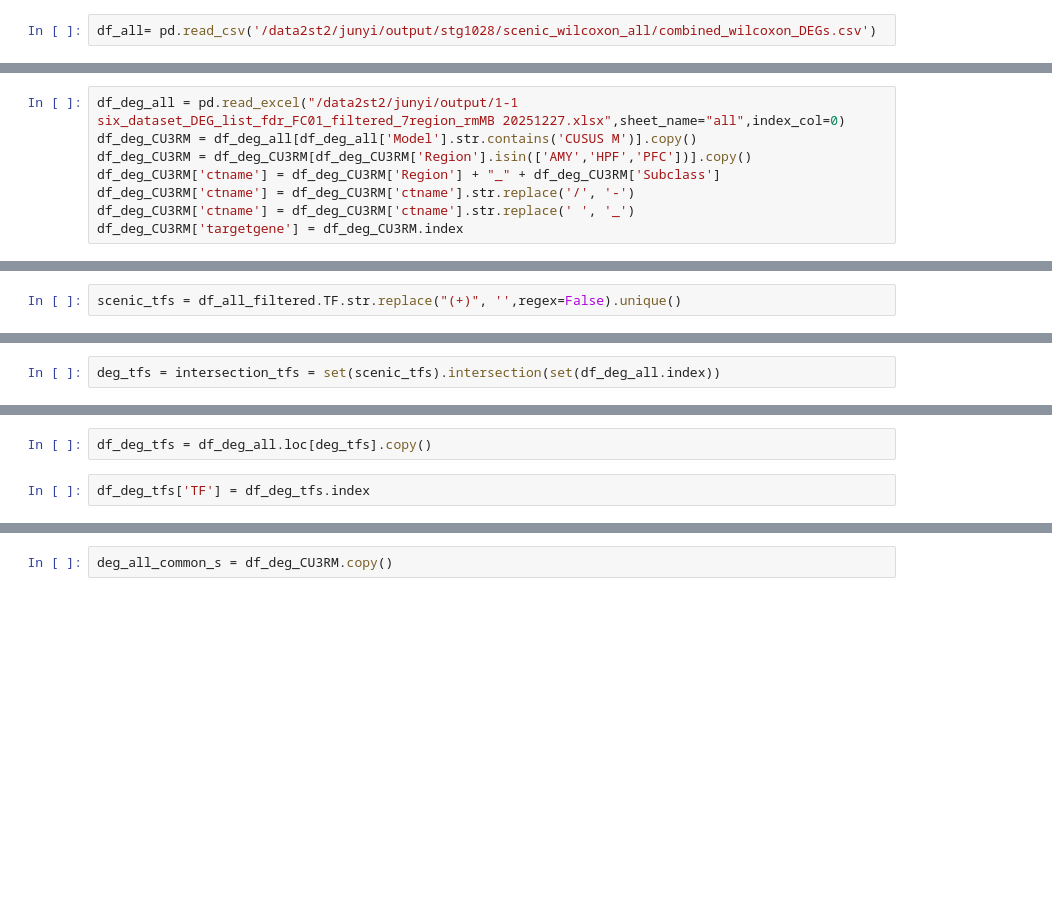
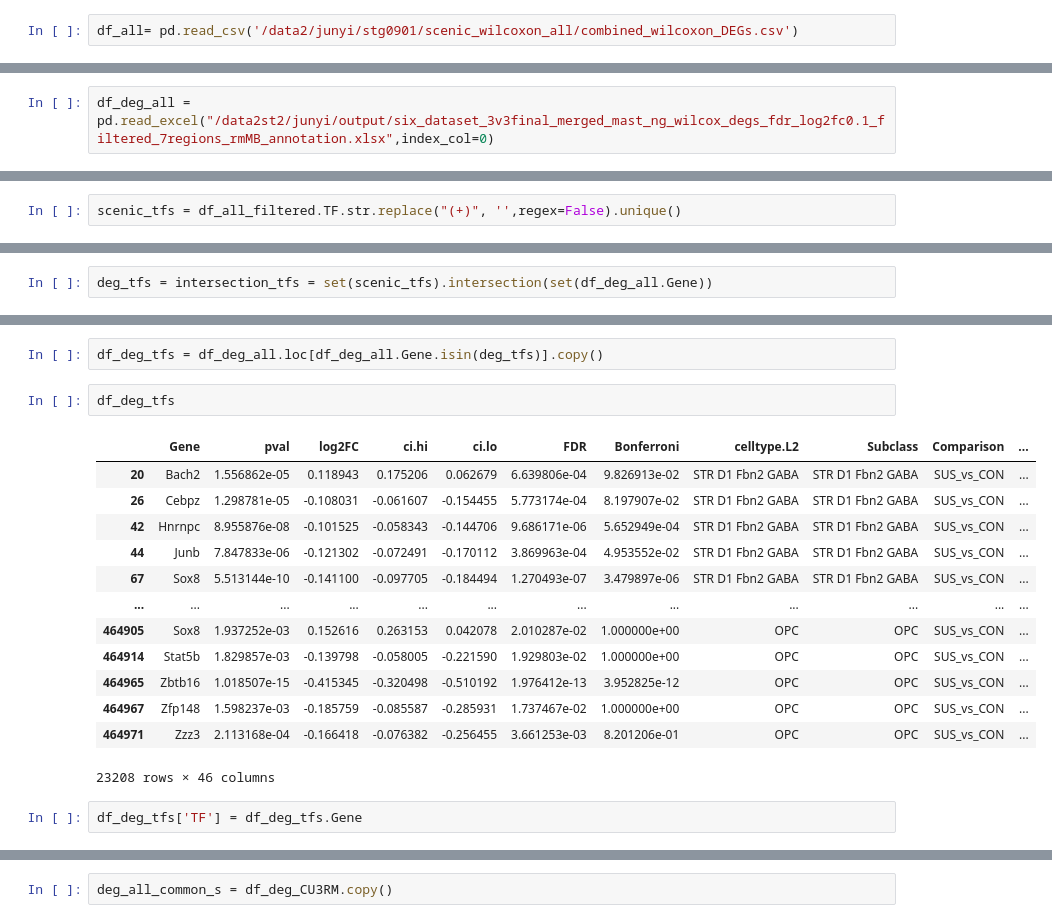
Before and after one commit to juychen/scmmd, a Jupyter notebook: 16snscenicAUC.ipynb, the cells around one changed output, grey strips where cells are left out. Saved outputs shown, nothing was run; the diff lists cells and outputs as text; blank space fills up the shorter version.

```diff
--- a/16snscenicAUC.ipynb
+++ b/16snscenicAUC.ipynb
@@ -58,7 +58,7 @@ def gen_map_from_meta(df_meta_match=df_meta_match,iput_col='ctname',output_col='
 # %% [markdown]
 # Read the wilcoxon result for the AUC calculation
 # %%
-df_all= pd.read_csv('/data2st2/junyi/output/stg1028/scenic_wilcoxon_all/combined_wilcoxon_DEGs.csv')
+df_all= pd.read_csv('/data2/junyi/stg0901/scenic_wilcoxon_all/combined_wilcoxon_DEGs.csv')
 # %%
 # Select the SUS samples in HPF, AMY, and PFC regions
 df_all_SUS3RM = df_all[(df_all['status'] == 'SUS') & (df_all['region'].isin(['HPF','AMY','PFC'])) & (df_all['sex'] == 'M')].copy()
@@ -544,8 +599,2 @@ df_sig_TF = df_all_sig[['TF','fname']]
 # %%
-df_deg_all = pd.read_excel("/data2st2/junyi/output/1-1 six_dataset_DEG_list_fdr_FC01_filtered_7region_rmMB 20251227.xlsx",sheet_name="all",index_col=0)
-df_deg_CU3RM = df_deg_all[df_deg_all['Model'].str.contains('CUSUS M')].copy()
-df_deg_CU3RM = df_deg_CU3RM[df_deg_CU3RM['Region'].isin(['AMY','HPF','PFC'])].copy()
-df_deg_CU3RM['ctname'] = df_deg_CU3RM['Region'] + "_" + df_deg_CU3RM['Subclass']
-df_deg_CU3RM['ctname'] = df_deg_CU3RM['ctname'].str.replace('/', '-')
-df_deg_CU3RM['ctname'] = df_deg_CU3RM['ctname'].str.replace(' ', '_')
-df_deg_CU3RM['targetgene'] = df_deg_CU3RM.index
+df_deg_all = pd.read_excel("/data2st2/junyi/output/six_dataset_3v3final_merged_mast_ng_wilcox_degs_fdr_log2fc0.1_filtered_7regions_rmMB_annotation.xlsx",index_col=0)
@@ -763,2 +728,2 @@ scenic_tfs = df_all_filtered.TF.str.replace("(+)", '',regex=False).unique()
 # %%
-deg_tfs = intersection_tfs = set(scenic_tfs).intersection(set(df_deg_all.index))
+deg_tfs = intersection_tfs = set(scenic_tfs).intersection(set(df_deg_all.Gene))
@@ -765,4 +750,20 @@ deg_tfs = intersection_tfs = set(scenic_tfs).intersection(set(df_deg_all.index))
 # %%
-df_deg_tfs = df_deg_all.loc[deg_tfs].copy()
+df_deg_tfs = df_deg_all.loc[df_deg_all.Gene.isin(deg_tfs)].copy()
+# %%
+df_deg_tfs
+# %% [output]
+|  | Gene | pval | log2FC | ci.hi | ci.lo | FDR | Bonferroni | celltype.L2 | Subclass | Comparison | ... |
+| 20 | Bach2 | 1.556862e-05 | 0.118943 | 0.175206 | 0.062679 | 6.639806e-04 | 9.826913e-02 | STR D1 Fbn2 GABA | STR D1 Fbn2 GABA | SUS_vs_CON | ... |
+| 26 | Cebpz | 1.298781e-05 | -0.108031 | -0.061607 | -0.154455 | 5.773174e-04 | 8.197907e-02 | STR D1 Fbn2 GABA | STR D1 Fbn2 GABA | SUS_vs_CON | ... |
+| 42 | Hnrnpc | 8.955876e-08 | -0.101525 | -0.058343 | -0.144706 | 9.686171e-06 | 5.652949e-04 | STR D1 Fbn2 GABA | STR D1 Fbn2 GABA | SUS_vs_CON | ... |
+| 44 | Junb | 7.847833e-06 | -0.121302 | -0.072491 | -0.170112 | 3.869963e-04 | 4.953552e-02 | STR D1 Fbn2 GABA | STR D1 Fbn2 GABA | SUS_vs_CON | ... |
+| 67 | Sox8 | 5.513144e-10 | -0.141100 | -0.097705 | -0.184494 | 1.270493e-07 | 3.479897e-06 | STR D1 Fbn2 GABA | STR D1 Fbn2 GABA | SUS_vs_CON | ... |
+| ... | ... | ... | ... | ... | ... | ... | ... | ... | ... | ... | ... |
+| 464905 | Sox8 | 1.937252e-03 | 0.152616 | 0.263153 | 0.042078 | 2.010287e-02 | 1.000000e+00 | OPC | OPC | SUS_vs_CON | ... |
+| 464914 | Stat5b | 1.829857e-03 | -0.139798 | -0.058005 | -0.221590 | 1.929803e-02 | 1.000000e+00 | OPC | OPC | SUS_vs_CON | ... |
+| 464965 | Zbtb16 | 1.018507e-15 | -0.415345 | -0.320498 | -0.510192 | 1.976412e-13 | 3.952825e-12 | OPC | OPC | SUS_vs_CON | ... |
+| 464967 | Zfp148 | 1.598237e-03 | -0.185759 | -0.085587 | -0.285931 | 1.737467e-02 | 1.000000e+00 | OPC | OPC | SUS_vs_CON | ... |
+| 464971 | Zzz3 | 2.113168e-04 | -0.166418 | -0.076382 | -0.256455 | 3.661253e-03 | 8.201206e-01 | OPC | OPC | SUS_vs_CON | ... |
+23208 rows × 46 columns
 # %%
-df_deg_tfs['TF'] = df_deg_tfs.index
+df_deg_tfs['TF'] = df_deg_tfs.Gene
```
Also changed, not shown: parts of 82 cells of this notebook, 1 other file.
